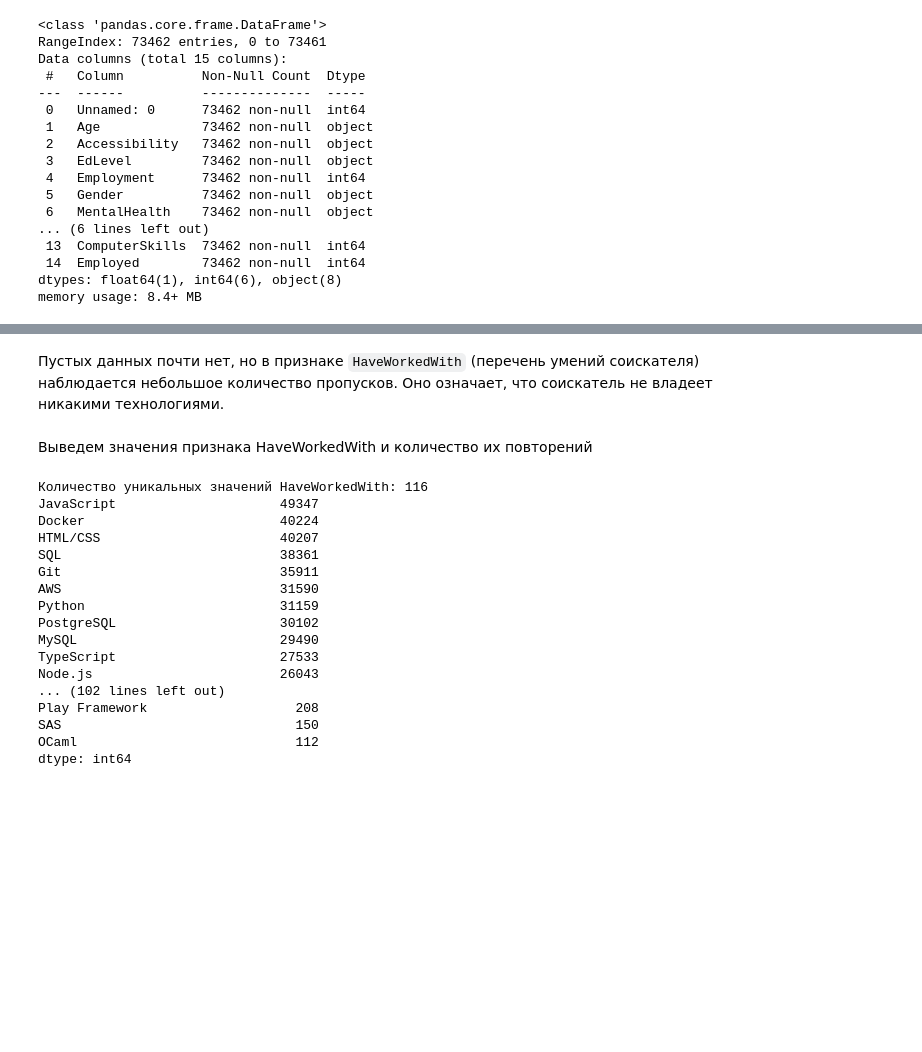
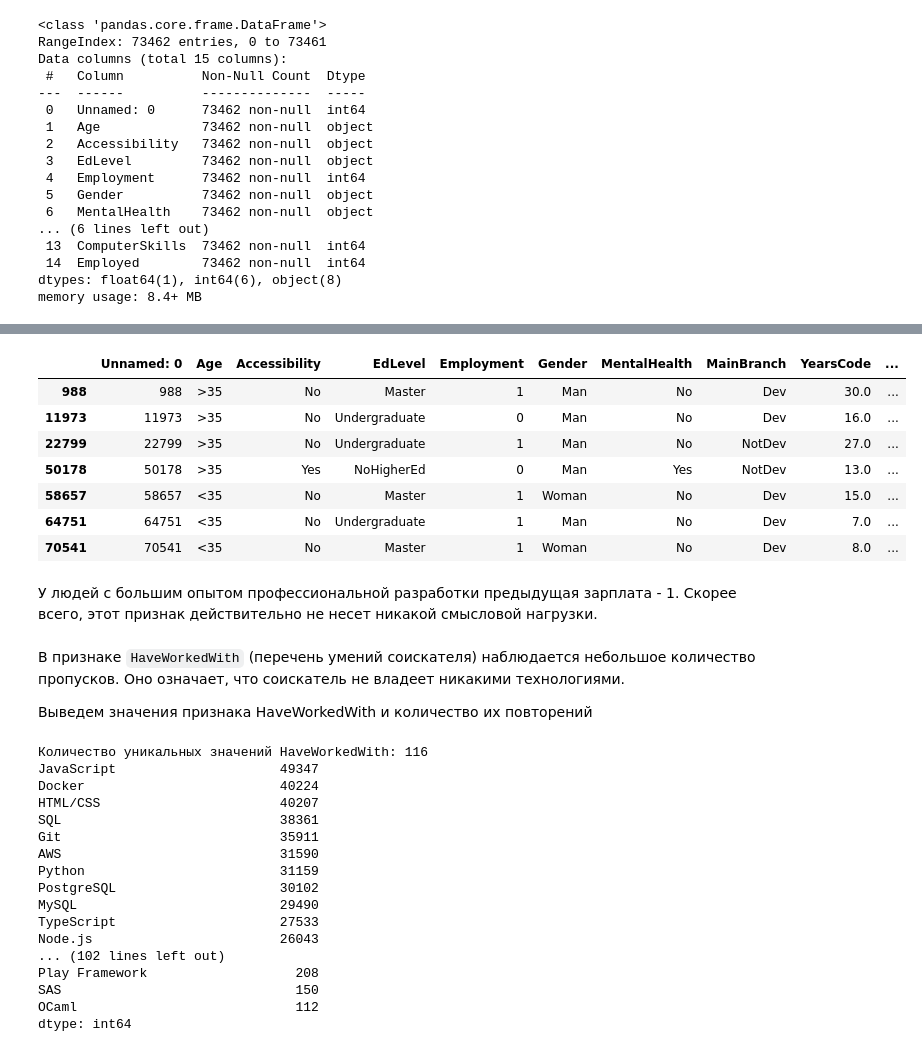
Before and after one commit to tixomirof/mo2_team_colabs, a Jupyter notebook: МО2_Команда2_Лаб01_v1.ipynb, the cells around one changed output, grey strips where cells are left out. Drawn from its saved outputs; the diff is of its cells as text; code cells hidden in the pictures; blank space fills up the shorter version.

```diff
--- a/МО2_Команда2_Лаб01_v1.ipynb
+++ b/МО2_Команда2_Лаб01_v1.ipynb
@@ -336,0 +321,39 @@ dtype: float64
+# %%
+import numpy as np
+
+# Make a copy of the original DataFrame to avoid modifying it directly
+data_without_nan = data.copy()
+data_with_nan = data.copy()
+
+# Columns to introduce NaNs into
+columns_to_corrupt = ['Age', 'YearsCode', 'PreviousSalary', 'EdLevel']
+
+# Calculate 1% of the total number of cells in the selected columns
+num_cells = data_with_nan.shape[0] * len(columns_to_corrupt)
+num_nans = int(num_cells * 0.01)
+
+# Get all possible indices (row, column) for the selected columns
+all_indices = [(r, c) for r in range(data_with_nan.shape[0]) for c in columns_to_corrupt]
+
+# Randomly select indices to set to NaN
+np.random.seed(42) # for reproducibility
+indices_to_nan = np.random.choice(len(all_indices), num_nans, replace=False)
+
+# Apply NaN values
+for i in indices_to_nan:
+    row, col = all_indices[i]
+    data_with_nan.loc[row, col] = np.nan
+
+data = data_with_nan
+
+print(f"Introduced {num_nans} NaN values in columns: {columns_to_corrupt}")
+print("Missing values after corruption:")
+print(data[columns_to_corrupt].isnull().sum())
+
+# Display a sample of the modified data to show NaNs
+# This will show rows where NaNs might have been introduced
+print("\nSample of data with introduced NaNs:")
+print(data[data['Age'].isnull() | \
+           data['YearsCode'].isnull() | \
+           data['PreviousSalary'].isnull() | \
+           data['EdLevel'].isnull()].head())
@@ -336,0 +420,4 @@ dtype: float64
+# %%
+pd.set_option('display.max_rows', 100)
+print(data['PreviousSalary'].nsmallest(100))
+pd.set_option('display.max_rows', 10)
@@ -336,0 +446,13 @@ dtype: float64
+# %%
+data[data['PreviousSalary'] == 1]
+# %% [output]
+|  | Unnamed: 0 | Age | Accessibility | EdLevel | Employment | Gender | MentalHealth | MainBranch | YearsCode | ... |
+| 988 | 988 | >35 | No | Master | 1 | Man | No | Dev | 30.0 | ... |
+| 11973 | 11973 | >35 | No | Undergraduate | 0 | Man | No | Dev | 16.0 | ... |
+| 22799 | 22799 | >35 | No | Undergraduate | 1 | Man | No | NotDev | 27.0 | ... |
+| 50178 | 50178 | >35 | Yes | NoHigherEd | 0 | Man | Yes | NotDev | 13.0 | ... |
+| 58657 | 58657 | <35 | No | Master | 1 | Woman | No | Dev | 15.0 | ... |
+| 64751 | 64751 | <35 | No | Undergraduate | 1 | Man | No | Dev | 7.0 | ... |
+| 70541 | 70541 | <35 | No | Master | 1 | Woman | No | Dev | 8.0 | ... |
+# %% [markdown]
+У людей с большим опытом профессиональной разработки предыдущая зарплата - 1. Скорее всего, этот признак действительно не несет никакой смысловой нагрузки.
@@ -337,7 +462,7 @@ dtype: float64
 # %% [markdown]
-Пустых данных почти нет, но в признаке `HaveWorkedWith` (перечень умений соискателя) наблюдается небольшое количество пропусков. Оно означает, что соискатель не владеет никакими технологиями.
+В признаке `HaveWorkedWith` (перечень умений соискателя) наблюдается небольшое количество пропусков. Оно означает, что соискатель не владеет никакими технологиями.
+
+Выведем значения признака HaveWorkedWith и количество их повторений
-# %% [markdown]
-Выведем значения признака HaveWorkedWith и количество их повторений
 # %%
 HaveWorkedWith = data['HaveWorkedWith'].str.get_dummies(sep=';')
 print(f'Количество уникальных значений HaveWorkedWith: {len(HaveWorkedWith.columns)}')
```
Also changed, not shown: parts of 17 cells of this notebook.
